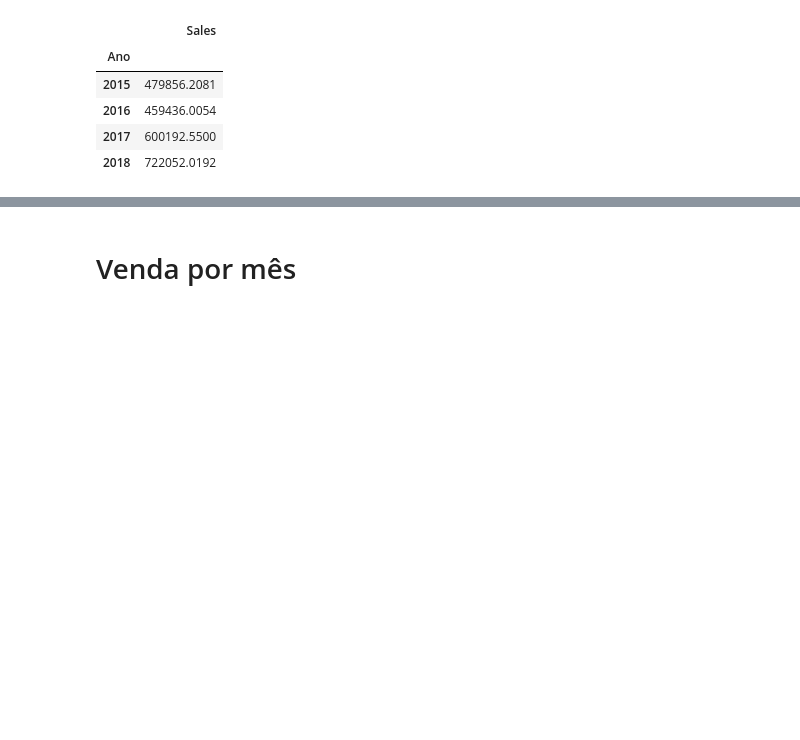
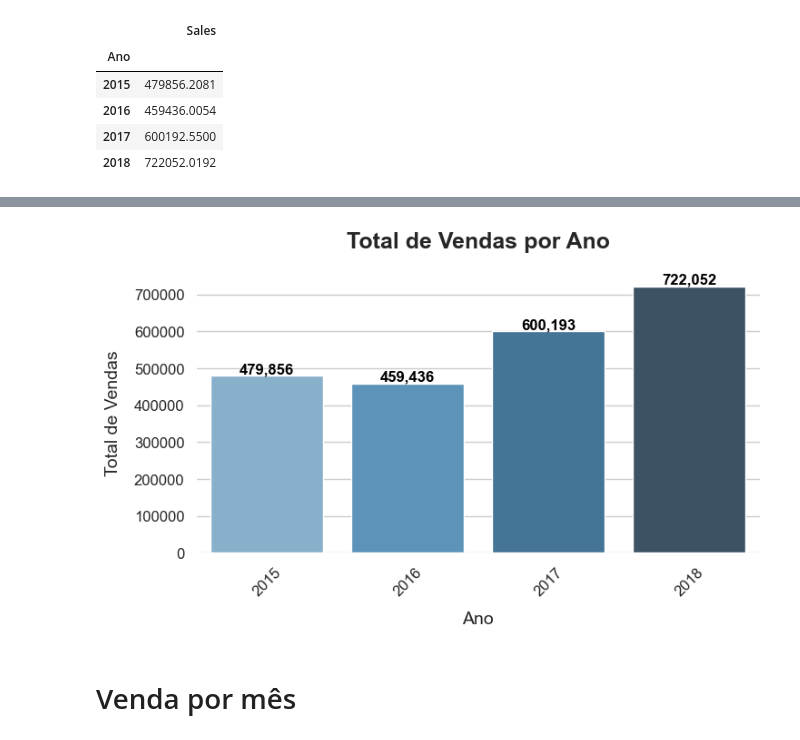
Before and after one commit to flaviohenriquehb777/Projeto_3_Financas_com_Apresentacao_Final_em_PPT, a Jupyter notebook: Calculos_Financeiros_Empresa.ipynb, the cells around one changed output, grey strips where cells are left out. Cells and saved outputs as stored; diff of their text form; code cells hidden in the pictures; blank space fills up the shorter version.

```diff
--- a/Calculos_Financeiros_Empresa.ipynb
+++ b/Calculos_Financeiros_Empresa.ipynb
@@ -280,2 +276,2 @@ base.groupby(['Ano'])[['Sales']].sum()
 # %%
-base.groupby(['Ano'])[['Sales']].sum().to_excel('Power BI_soma das vendas.xlsx')
+vendas_ano = base.groupby(['Ano'])[['Sales']].sum()
@@ -286,3 +278,29 @@ base.groupby(['Ano'])[['Sales']].sum().to_excel('Power BI_soma das vendas.xlsx')
+# %%
+# Configuração do estilo do gráfico
+sns.set_theme(style="whitegrid")
+
+# Criando a figura e o gráfico de barras
+plt.figure(figsize=(8, 4))
+ax = sns.barplot(data=vendas_ano, x="Ano", y="Sales", palette="Blues_d")
+
+# Adicionando rótulos nas barras
+for p in ax.patches:
+    ax.annotate(f'{p.get_height():,.0f}',
+                (p.get_x() + p.get_width() / 2, p.get_height()),
+                ha='center', va='bottom', fontsize=12, fontweight='bold', color='black')
+
+# Melhorando a apresentação
+plt.title("Total de Vendas por Ano", fontsize=18, fontweight='bold', pad=20)
+plt.xlabel("Ano", fontsize=14, labelpad=10)
+plt.ylabel("Total de Vendas", fontsize=14, labelpad=10)
+plt.xticks(rotation=45, fontsize=12)
+plt.yticks(fontsize=12)
+sns.despine(left=True, bottom=True)
+
+# Exibir gráfico
+plt.show()
+# %% [output]
+[figure, added]
 # %% [markdown]
 # Venda por mês
 # %% [markdown]
```
Also changed, not shown: parts of 50 cells of this notebook, 1 other file.
